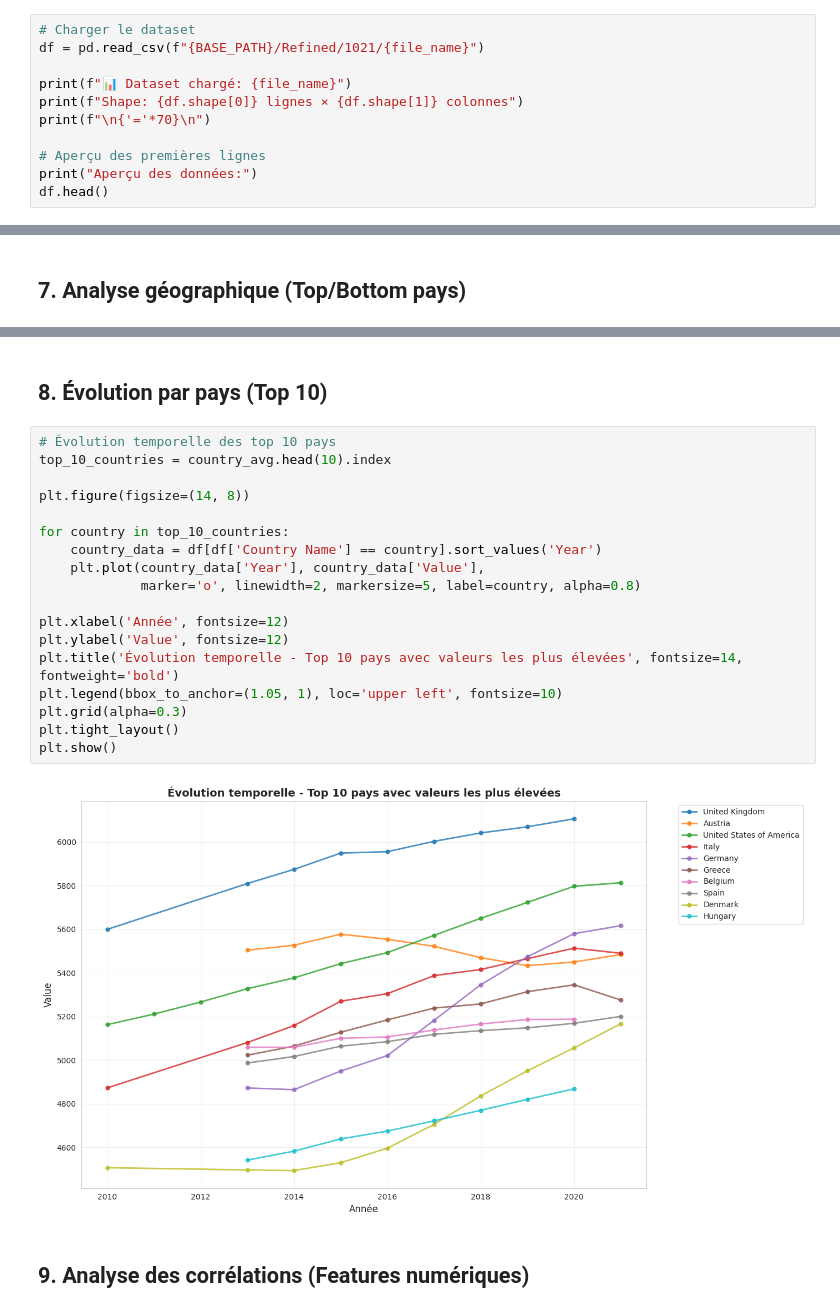
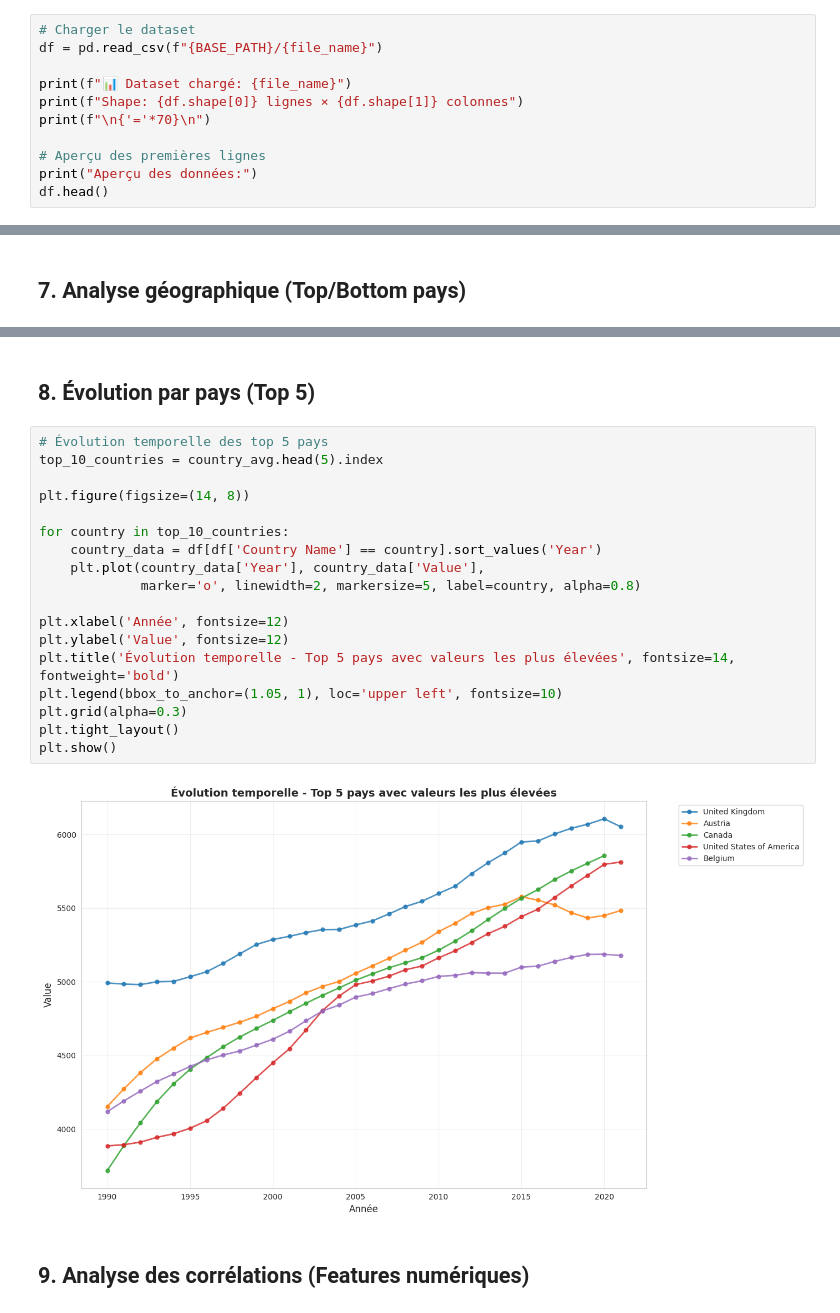
Before and after one commit to gitBugD/GML_RespiratoryDiseases, a Jupyter notebook: COPD/DataExpAndVis.ipynb, the cells around one changed output, grey strips where cells are left out. Saved outputs shown, nothing was run; the diff lists cells and outputs as text.

```diff
--- a/COPD/DataExpAndVis.ipynb
+++ b/COPD/DataExpAndVis.ipynb
@@ -31,7 +31,7 @@ print("✅ Bibliothèques importées avec succès")
 ## 2. Chargement des données
 # %%
 # Charger le dataset
-df = pd.read_csv(f"{BASE_PATH}/Refined/1021/{file_name}")
+df = pd.read_csv(f"{BASE_PATH}/{file_name}")
 
 print(f"📊 Dataset chargé: {file_name}")
 print(f"Shape: {df.shape[0]} lignes × {df.shape[1]} colonnes")
@@ -336,25 +404,25 @@ Ratio max/min: 4.20x
 # %% [markdown]
-## 8. Évolution par pays (Top 10)
+## 8. Évolution par pays (Top 5)
 # %%
-# Évolution temporelle des top 10 pays
-top_10_countries = country_avg.head(10).index
+# Évolution temporelle des top 5 pays
+top_10_countries = country_avg.head(5).index
 
 plt.figure(figsize=(14, 8))
 
 for country in top_10_countries:
     country_data = df[df['Country Name'] == country].sort_values('Year')
     plt.plot(country_data['Year'], country_data['Value'],
              marker='o', linewidth=2, markersize=5, label=country, alpha=0.8)
 
 plt.xlabel('Année', fontsize=12)
 plt.ylabel('Value', fontsize=12)
-plt.title('Évolution temporelle - Top 10 pays avec valeurs les plus élevées', fontsize=14, fontweight='bold')
+plt.title('Évolution temporelle - Top 5 pays avec valeurs les plus élevées', fontsize=14, fontweight='bold')
 plt.legend(bbox_to_anchor=(1.05, 1), loc='upper left', fontsize=10)
 plt.grid(alpha=0.3)
 plt.tight_layout()
 plt.show()
 # %% [output]
-[figure, old version]
+[figure, new version]
 # %% [markdown]
 ## 9. Analyse des corrélations (Features numériques)
 # %%
```
Also changed, not shown: parts of 31 cells of this notebook, 21 other files.
